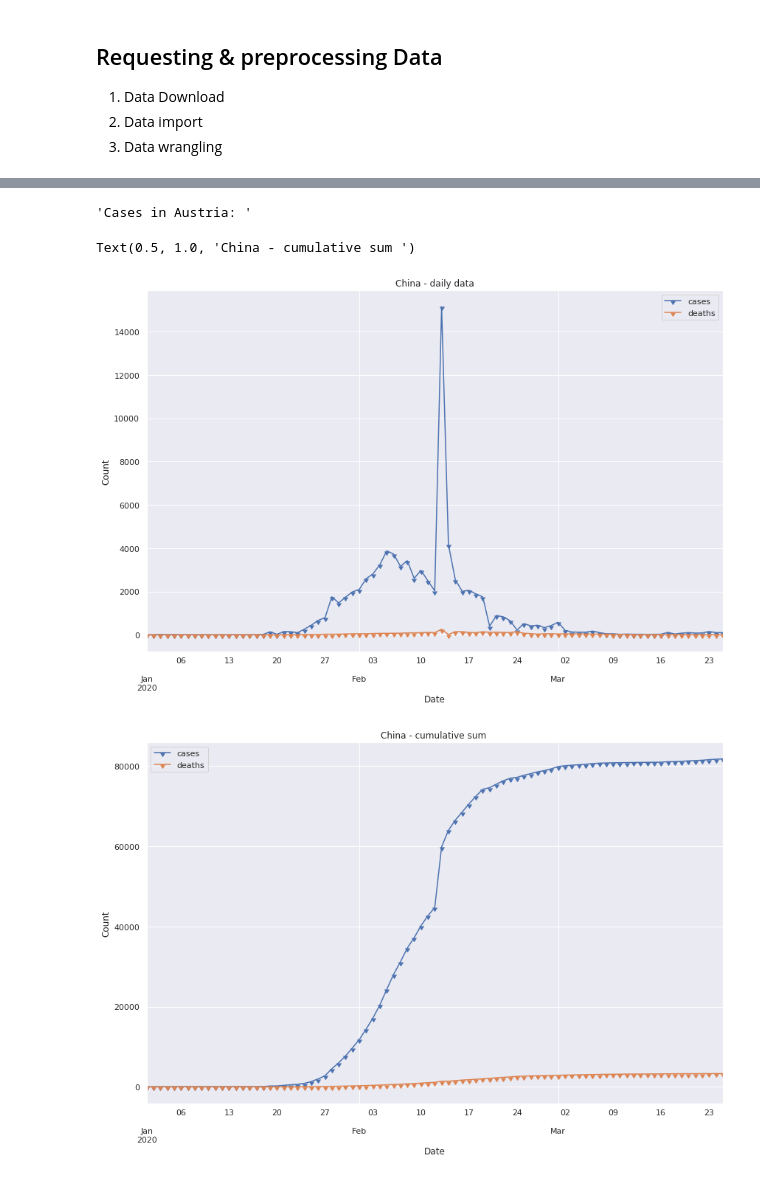
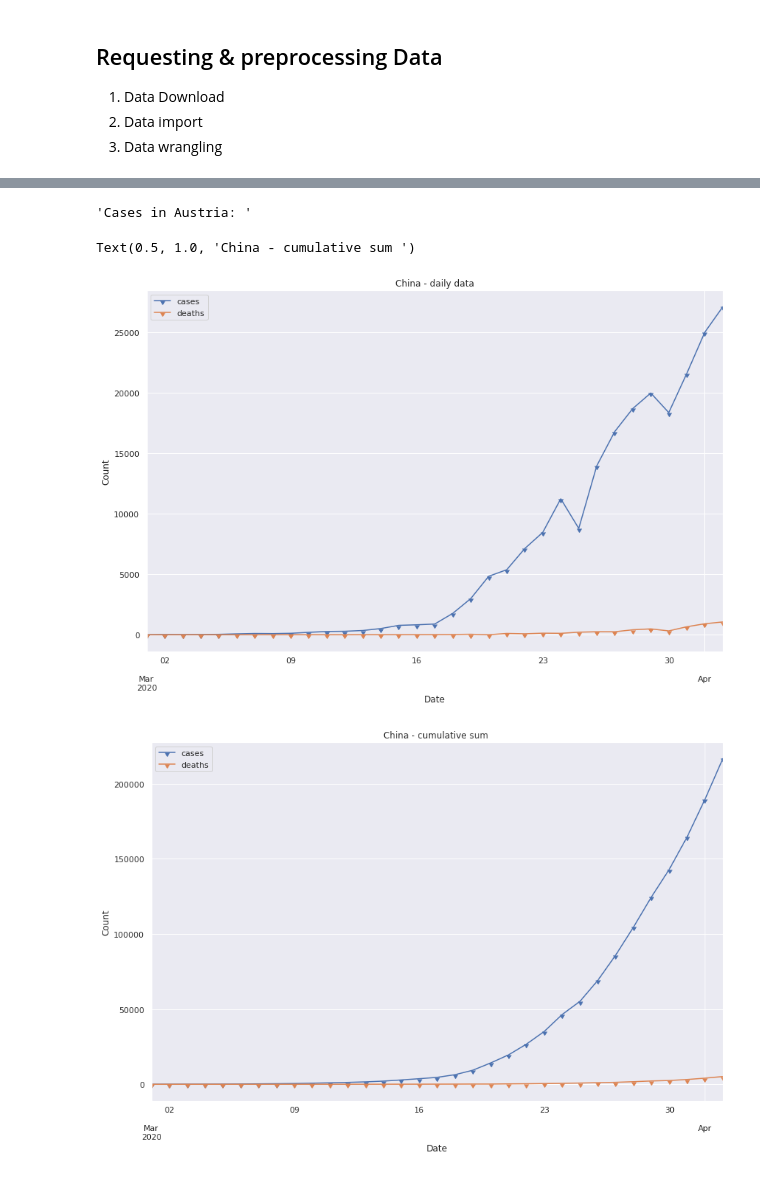
Before and after one commit to OliverZott/covid19_data, a Jupyter notebook: covid_dataAnalysis.ipynb, the cells around one changed output, grey strips where cells are left out. Saved outputs shown, nothing was run; the diff lists cells and outputs as text; code cells hidden in the pictures.

```diff
--- a/covid_dataAnalysis.ipynb
+++ b/covid_dataAnalysis.ipynb
@@ -229,27 +251,27 @@ Text(0.5, 1.0, 'Italy - cumulative sum ')
 # %%
 #  CHINA
 
-df_chn = df.loc[df['countriesAndTerritories']=='China']
-df_chn = df_chn.sort_index(ascending=True)
-df_chn_all = df_chn.loc['2020-01-01' :'2020-03-25']
+df_usa = df.loc[df['countriesAndTerritories']=='United_States_of_America']
+df_usa = df_usa.sort_index(ascending=True)
+df_usa_all = df_usa.loc['2020-03-01' :'2020-04-02']
 
 display("Cases in Austria: ")
 
-ax = df_chn_all.plot(y=['cases','deaths'], grid=True, marker=11, figsize=(14,9))
+ax = df_usa_all.plot(y=['cases','deaths'], grid=True, marker=11, figsize=(14,9))
 ax.set_xlabel("Date")
 ax.set_ylabel("Count")
 ax.set_title("China - daily data")
 
 
-ax = df_chn_all.cumsum().plot(y=['cases','deaths'], grid=True, marker=11, figsize=(14,9))
+ax = df_usa_all.cumsum().plot(y=['cases','deaths'], grid=True, marker=11, figsize=(14,9))
 ax.set_xlabel("Date")
 ax.set_ylabel("Count")
 ax.set_title("China - cumulative sum ")
 # %% [output]
 'Cases in Austria: '
 Text(0.5, 1.0, 'China - cumulative sum ')
-[figure, old version]
+[figure, new version]
-[figure, old version]
+[figure, new version]
 # %%
 print(file_yesterday())
 # %% [output]
```
Also changed, not shown: parts of 7 cells of this notebook.
